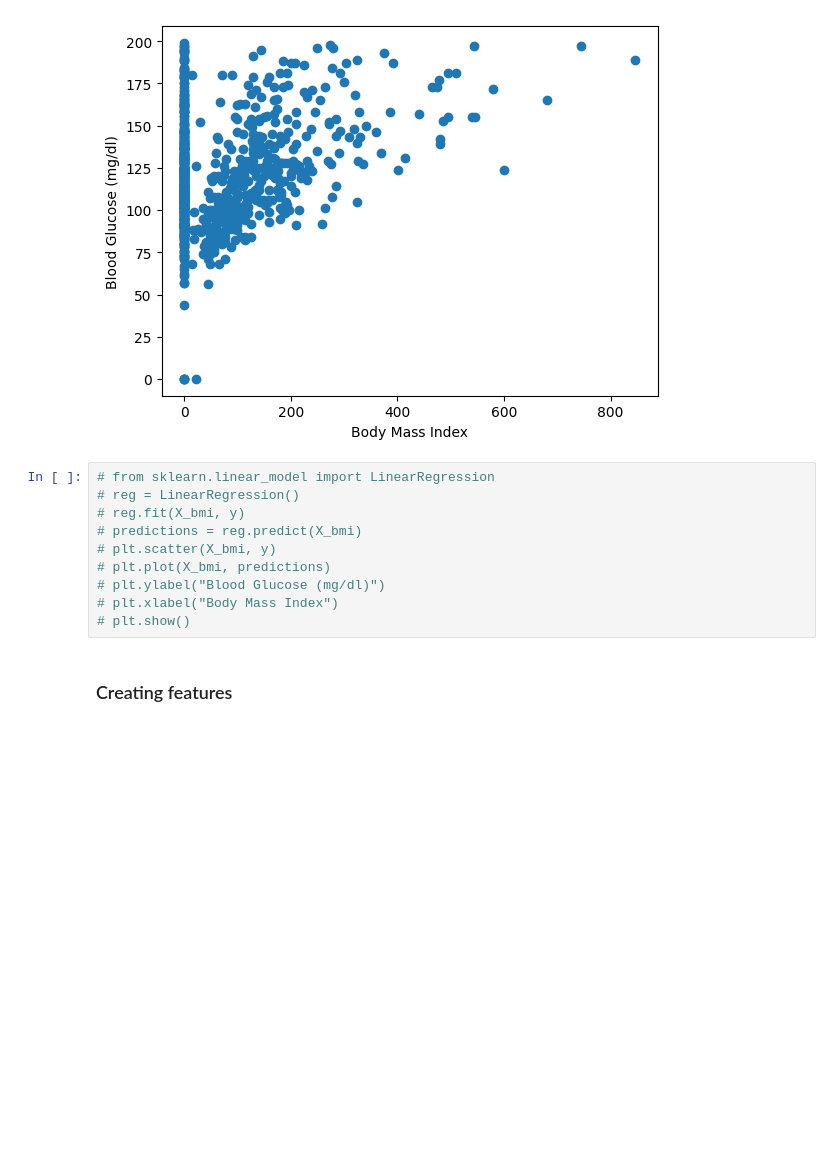
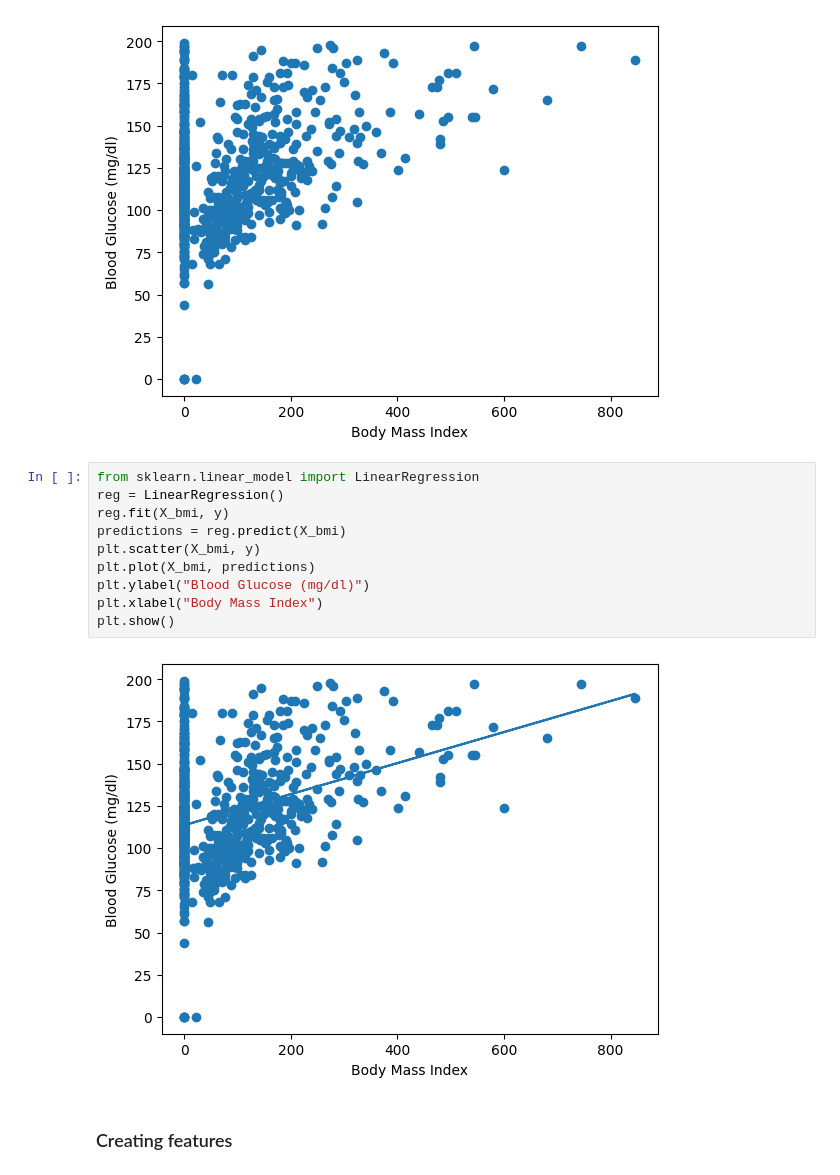
Before and after one commit to AustinCC-CSSO/ACC-ACM-ML-Master-Template, a Jupyter notebook: Supervised Machine Learning Template/supervised_learning_with_scikit-learn.ipynb, the cells around one changed output. Drawn from its saved outputs; the diff is of its cells as text; blank space fills up the shorter version.

Commit message:
Update supervised_learning_with_scikit-learn.ipynb
up to 'Building a linear regression model' is ready to use

```diff
--- a/Supervised Machine Learning Template/supervised_learning_with_scikit-learn.ipynb
+++ b/Supervised Machine Learning Template/supervised_learning_with_scikit-learn.ipynb
@@ -383,15 +383,17 @@ plt.show()
 # %% [output]
 [figure]
 # %%
-# from sklearn.linear_model import LinearRegression
-# reg = LinearRegression()
-# reg.fit(X_bmi, y)
-# predictions = reg.predict(X_bmi)
-# plt.scatter(X_bmi, y)
-# plt.plot(X_bmi, predictions)
-# plt.ylabel("Blood Glucose (mg/dl)")
-# plt.xlabel("Body Mass Index")
-# plt.show()
+from sklearn.linear_model import LinearRegression
+reg = LinearRegression()
+reg.fit(X_bmi, y)
+predictions = reg.predict(X_bmi)
+plt.scatter(X_bmi, y)
+plt.plot(X_bmi, predictions)
+plt.ylabel("Blood Glucose (mg/dl)")
+plt.xlabel("Body Mass Index")
+plt.show()
+# %% [output]
+[figure, added]
 # %% [markdown]
 ### Creating features
 # %%
```
Also changed, not shown: parts of 7 cells of this notebook.
